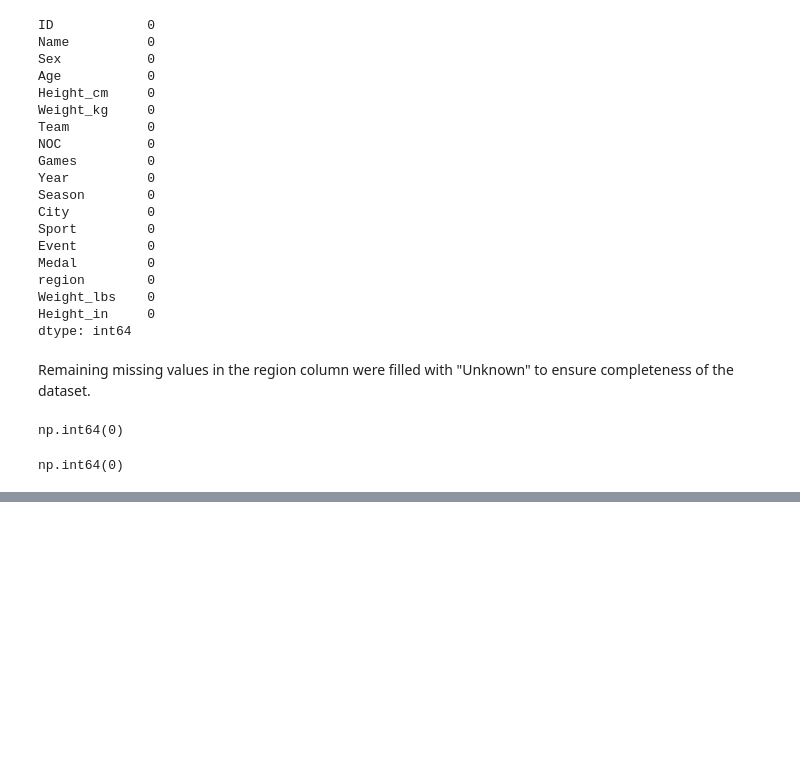
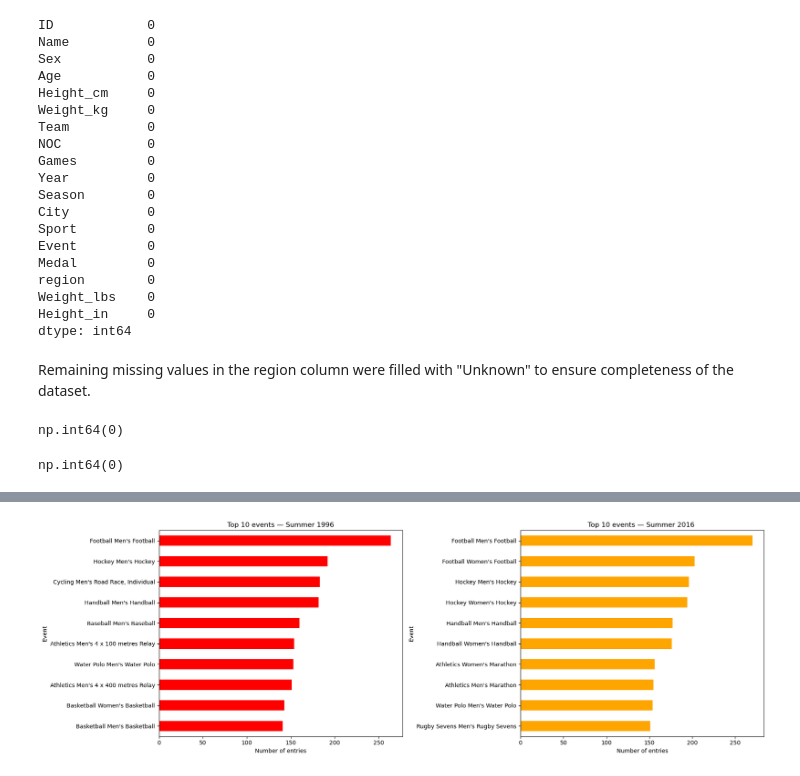
Before and after one commit to aramsay1026/ad450-data-analysis-project, a Jupyter notebook: notebooks/02_data_cleaning.ipynb, the cells around one changed output, grey strips where cells are left out. Cells and saved outputs as stored; diff of their text form; code cells hidden in the pictures; blank space fills up the shorter version.

```diff
--- a/notebooks/02_data_cleaning.ipynb
+++ b/notebooks/02_data_cleaning.ipynb
@@ -263,0 +392,21 @@ df.to_csv("../data/cleaned/cleaned_olympics_data.csv", index=False)
+# %%
+df_1996 = df[df["Year"] == 1996]
+df_2016 = df[df["Year"] == 2016]
+
+top_1996 = df_1996["Event"].value_counts().head(10)
+top_2016 = df_2016["Event"].value_counts().head(10)
+
+fig, axes = plt.subplots(1, 2, figsize=(18, 6))
+
+top_1996.sort_values().plot(kind="barh", ax=axes[0], color="red")
+axes[0].set_title("Top 10 events — Summer 1996")
+axes[0].set_xlabel("Number of entries")
+
+top_2016.sort_values().plot(kind="barh", ax=axes[1], color="orange")
+axes[1].set_title("Top 10 events — Summer 2016 ")
+axes[1].set_xlabel("Number of entries")
+
+plt.tight_layout()
+plt.show()
+# %% [output]
+[figure, added]
```
Also changed, not shown: parts of 15 cells of this notebook, 3 other files.
